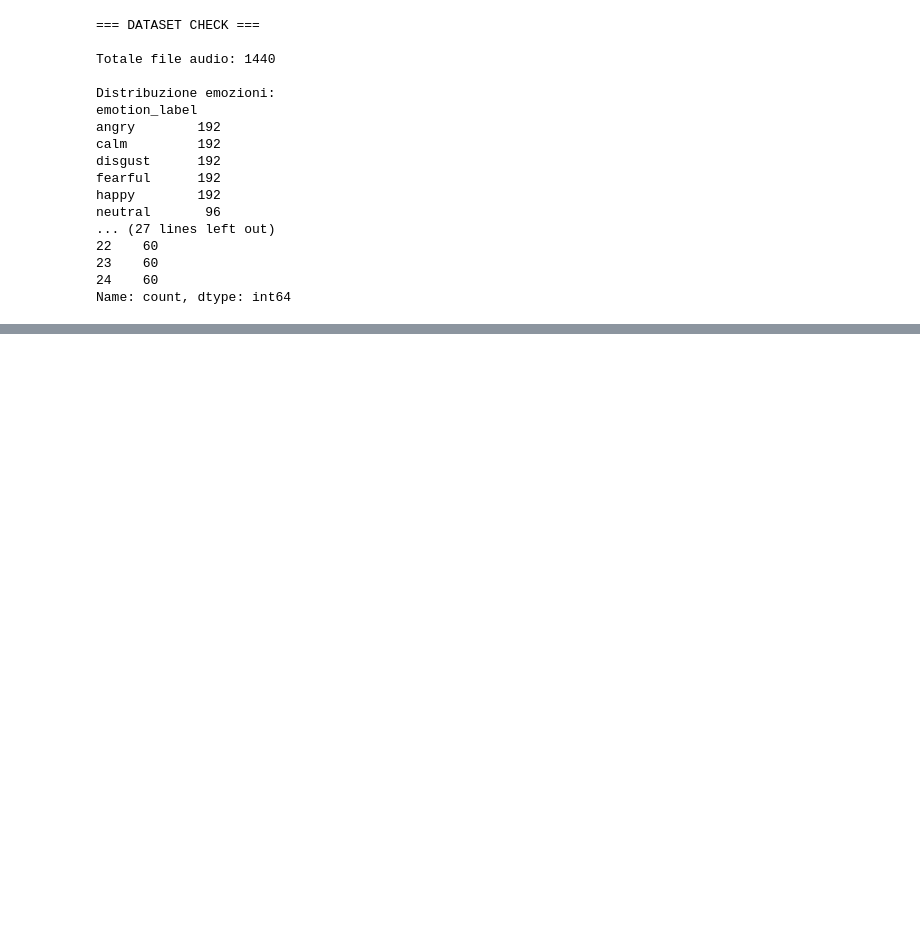
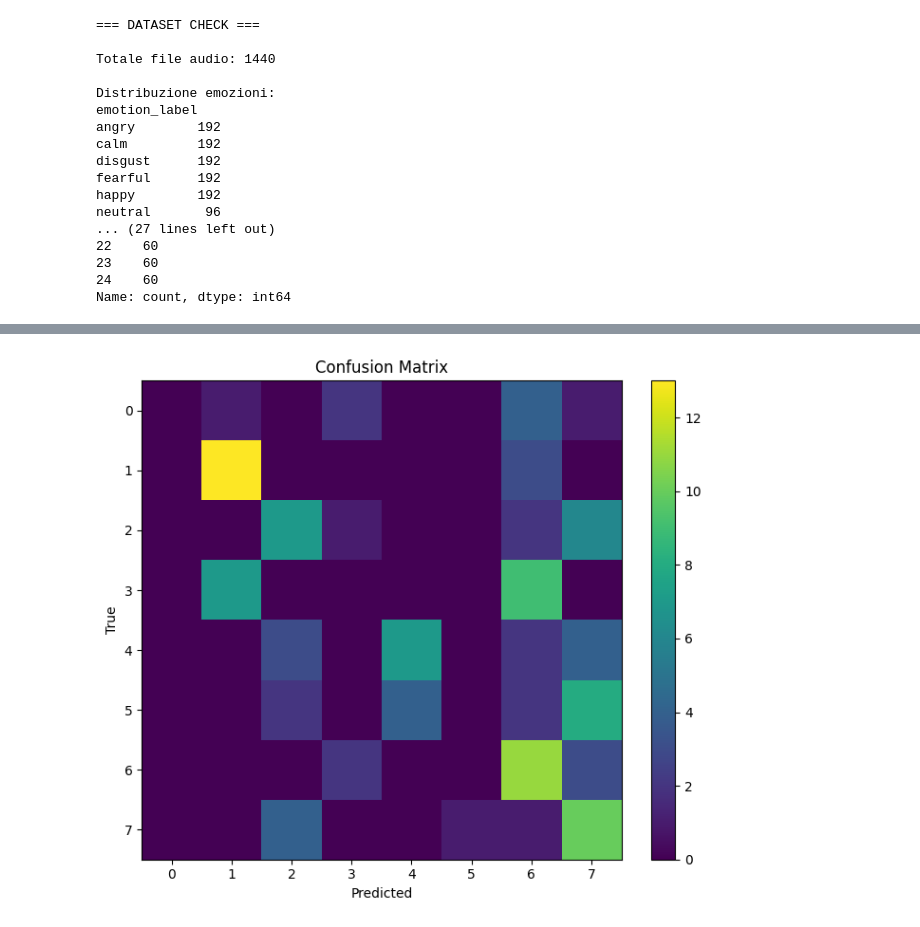
Before and after one commit to Lorenzoo17/SER-Machine-Learning-Project, a Jupyter notebook: notebooks/preprocessing.ipynb, the cells around one changed output, grey strips where cells are left out. Cells and saved outputs as stored; diff of their text form; code cells hidden in the pictures; blank space fills up the shorter version.

```diff
--- a/notebooks/preprocessing.ipynb
+++ b/notebooks/preprocessing.ipynb
@@ -112,0 +176,27 @@ torch.Size([16, 1, 64, 401]) torch.Size([16])
+# %%
+import torch
+from models.crnn import CRNNBaseline
+from evaluation.metrics import evaluate_model
+
+device = "cuda" if torch.cuda.is_available() else "cpu"
+
+# 1) ricrea modello
+model = CRNNBaseline(num_classes=8).to(device)
+
+# 2) carica best checkpoint
+ckpt = torch.load("checkpoints/crnn_baseline_best.pt", map_location=device)
+model.load_state_dict(ckpt["model_state_dict"])
+
+# 3) eval
+acc, precision, recall, f1, cm, report = evaluate_model(model, test_loader, device=device)
+
+print("TEST RESULTS")
+print(f"Accuracy:  {acc:.4f}")
+print(f"Precision: {precision:.4f}")
+print(f"Recall:    {recall:.4f}")
+print(f"F1-score:  {f1:.4f}")
+
+print("\nClassification report:\n")
+print(report)
+
+print("Confusion Matrix:\n", cm)
@@ -112,0 +221,13 @@ torch.Size([16, 1, 64, 401]) torch.Size([16])
+# %%
+import matplotlib.pyplot as plt
+
+plt.figure(figsize=(7, 6))
+plt.imshow(cm, aspect="auto", origin="upper")
+plt.colorbar()
+plt.title("Confusion Matrix")
+plt.xlabel("Predicted")
+plt.ylabel("True")
+plt.tight_layout()
+plt.show()
+# %% [output]
+[figure, added]
```
Also changed, not shown: parts of 4 cells of this notebook, 5 other files.
